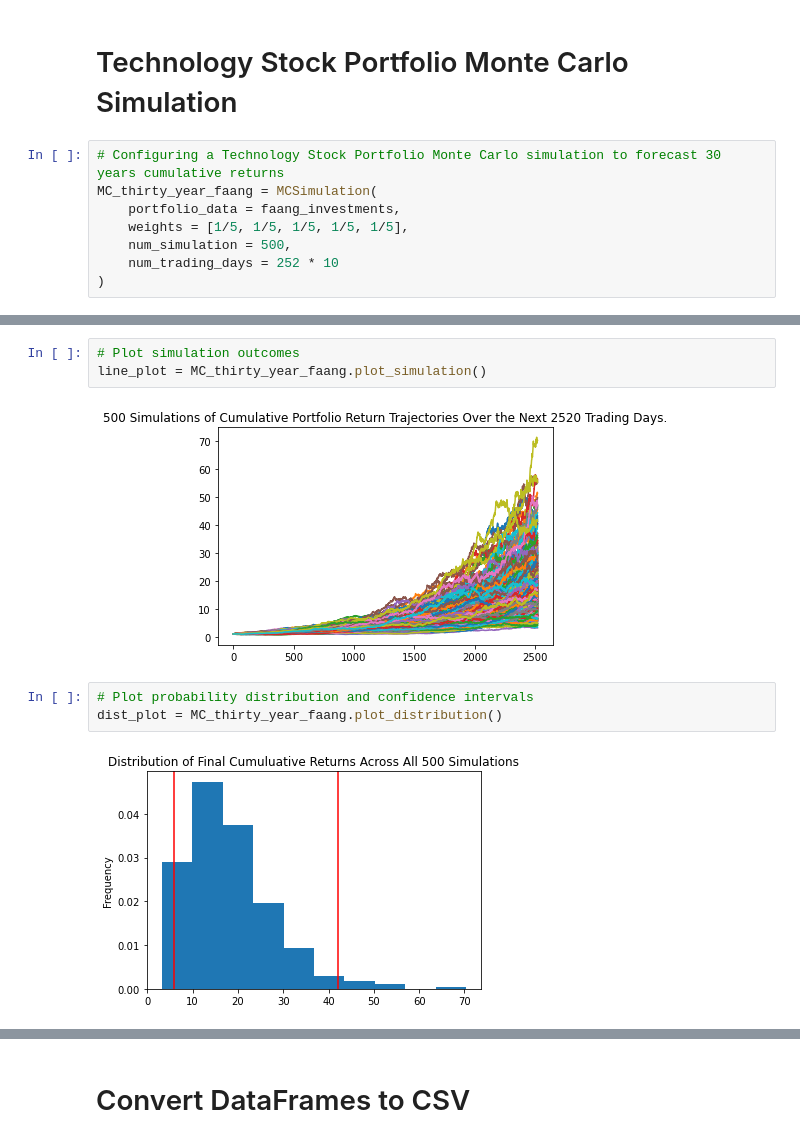
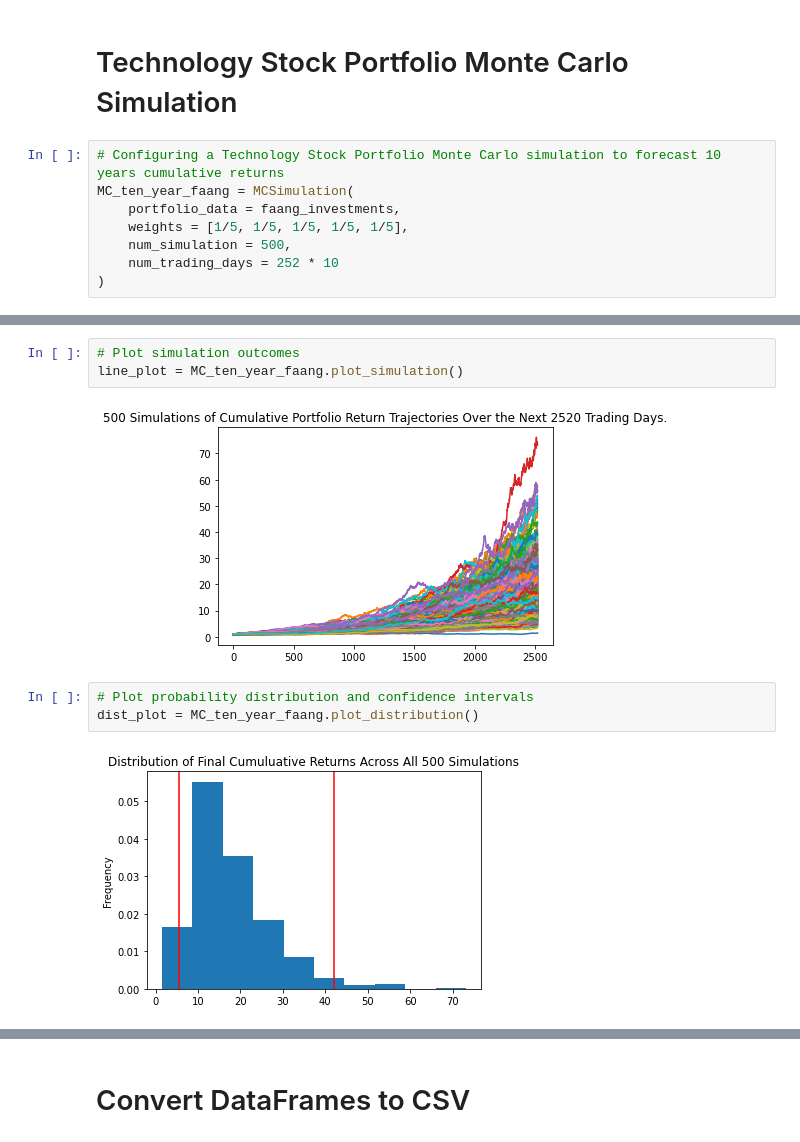
Before and after one commit to alexToenshoff/Group-Project-1, a Jupyter notebook: Project_1_comparative_analysis.ipynb, the cells around one changed output, grey strips where cells are left out. Saved outputs shown, nothing was run; the diff lists cells and outputs as text.

```diff
--- a/Project_1_comparative_analysis.ipynb
+++ b/Project_1_comparative_analysis.ipynb
@@ -544,8 +549,8 @@ There is a 95% chance that an initial investment of $20000 in the portfolio over
 # %% [markdown]
 # Technology Stock Portfolio Monte Carlo Simulation
 # %%
-# Configuring a Technology Stock Portfolio Monte Carlo simulation to forecast 30 years cumulative returns
-MC_thirty_year_faang = MCSimulation(
+# Configuring a Technology Stock Portfolio Monte Carlo simulation to forecast 10 years cumulative returns
+MC_ten_year_faang = MCSimulation(
     portfolio_data = faang_investments,
     weights = [1/5, 1/5, 1/5, 1/5, 1/5],
     num_simulation = 500,
@@ -611,13 +616,13 @@ Running Monte Carlo simulation number 490.
 2521 rows × 500 columns
 # %%
 # Plot simulation outcomes
-line_plot = MC_thirty_year_faang.plot_simulation()
+line_plot = MC_ten_year_faang.plot_simulation()
 # %% [output]
-[figure, old version]
+[figure, new version]
 # %%
 # Plot probability distribution and confidence intervals
-dist_plot = MC_thirty_year_faang.plot_distribution()
+dist_plot = MC_ten_year_faang.plot_distribution()
 # %% [output]
-[figure, old version]
+[figure, new version]
 # %%
 # Fetch summary statistics from the Monte Carlo simulation results
```
Also changed, not shown: parts of 21 cells of this notebook, 4 other files.
